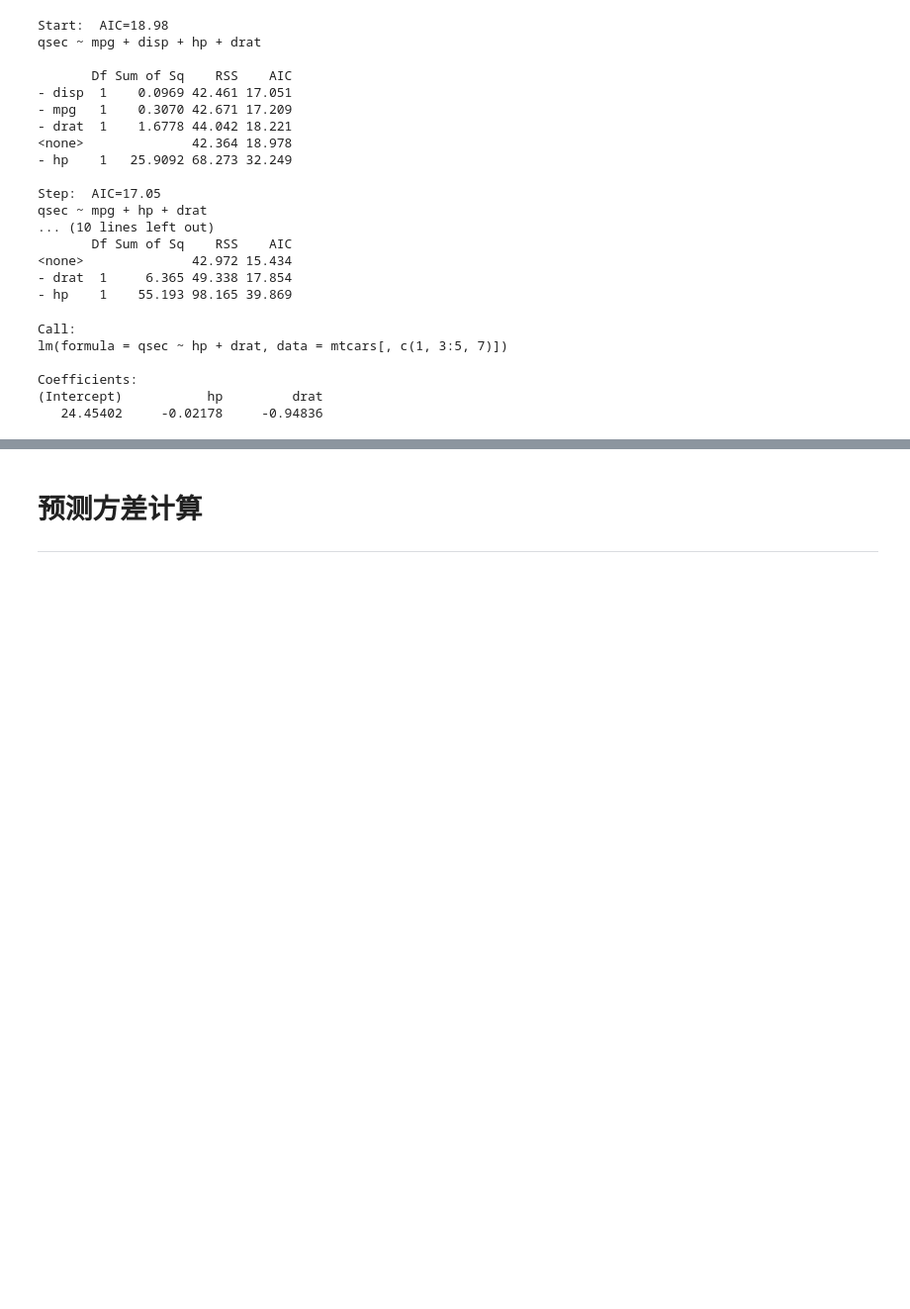
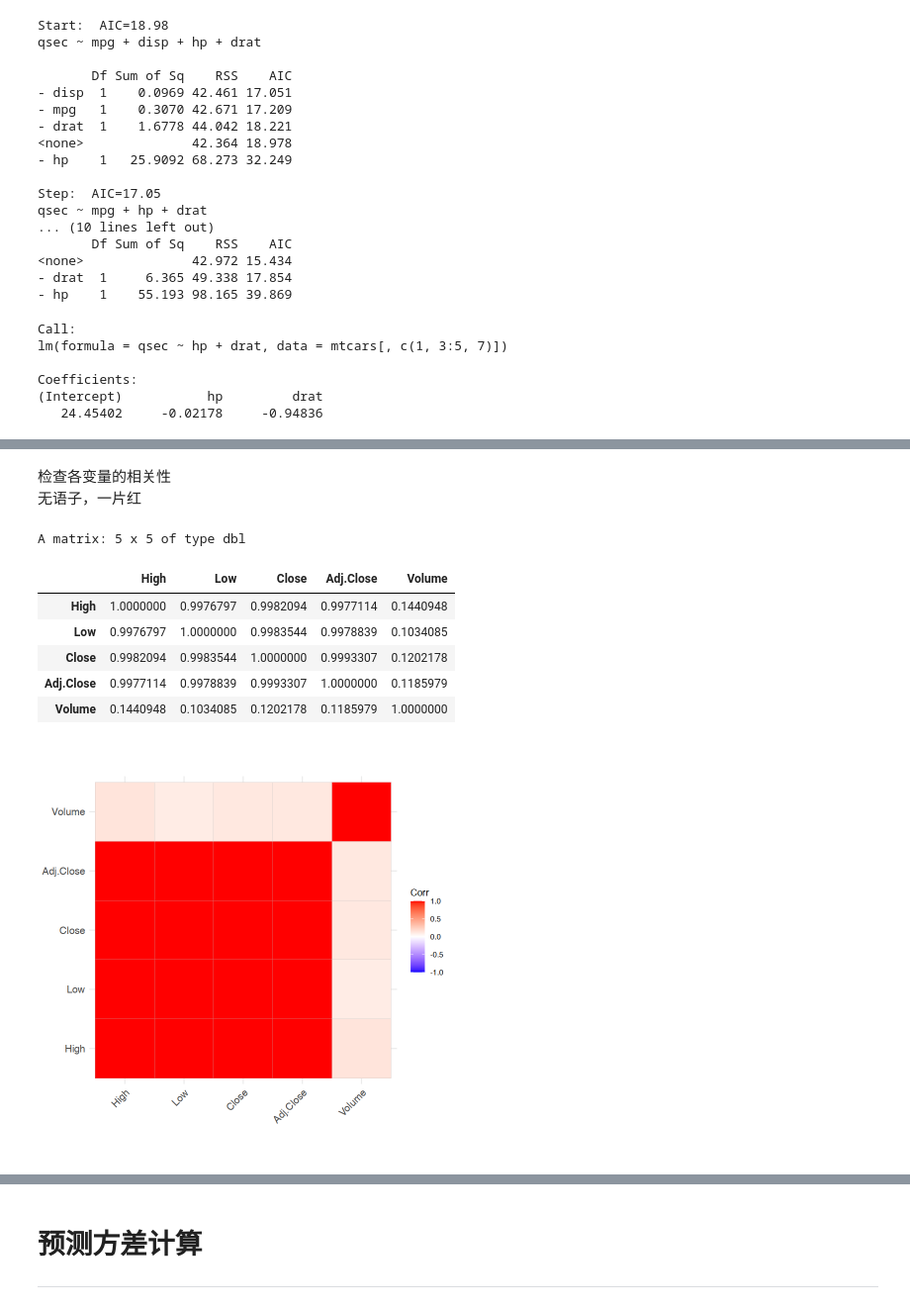
Before and after one commit to nab-iak/R_memo, a Jupyter notebook: jupyter_notebook/linear_regression_relation.ipynb, the cells around one changed output, grey strips where cells are left out. Shown at 99% size. Cells and saved outputs as stored; diff of their text form; code cells hidden in the pictures; blank space fills up the shorter version.

```diff
--- a/jupyter_notebook/linear_regression_relation.ipynb
+++ b/jupyter_notebook/linear_regression_relation.ipynb
@@ -663,0 +672,4 @@ Coefficients:
+# %%
+PRSA_path <- getwd() |> dirname() |> paste("/data/Beijing Multi-Site Air-Quality Data/data.csv",sep="") |> file.path()
+PRSA_dt <- read.csv(PRSA_path)
+head(PRSA_dt)
@@ -663,0 +707,3 @@ Coefficients:
+# %%
+PRSA_dt <- PRSA_dt[,2:ncol(PRSA_dt)]
+head(PRSA_dt)
@@ -663,0 +720,15 @@ Coefficients:
+# %% [markdown]
+检查各变量的相关性
+无语子，一片红
+# %%
+cor(PRSA_dt,method="spearman")
+cor(PRSA_dt,method="spearman") |> ggcorrplot::ggcorrplot()
+# %% [output]
+A matrix: 5 x 5 of type dbl
+|  | High | Low | Close | Adj.Close | Volume |
+| High | 1.0000000 | 0.9976797 | 0.9982094 | 0.9977114 | 0.1440948 |
+| Low | 0.9976797 | 1.0000000 | 0.9983544 | 0.9978839 | 0.1034085 |
+| Close | 0.9982094 | 0.9983544 | 1.0000000 | 0.9993307 | 0.1202178 |
+| Adj.Close | 0.9977114 | 0.9978839 | 0.9993307 | 1.0000000 | 0.1185979 |
+| Volume | 0.1440948 | 0.1034085 | 0.1202178 | 0.1185979 | 1.0000000 |
+[figure, added]
```
Also changed, not shown: parts of 22 cells of this notebook, 5 other files.
